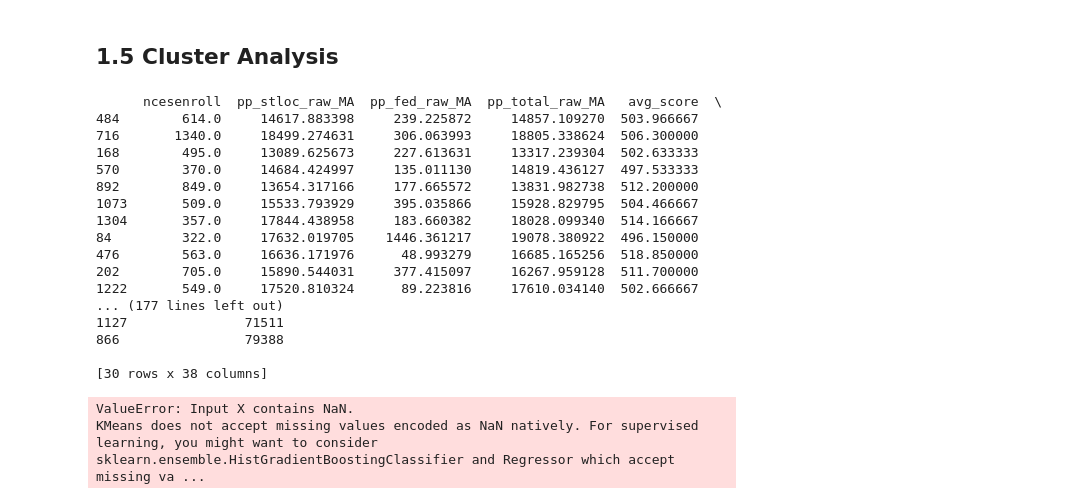
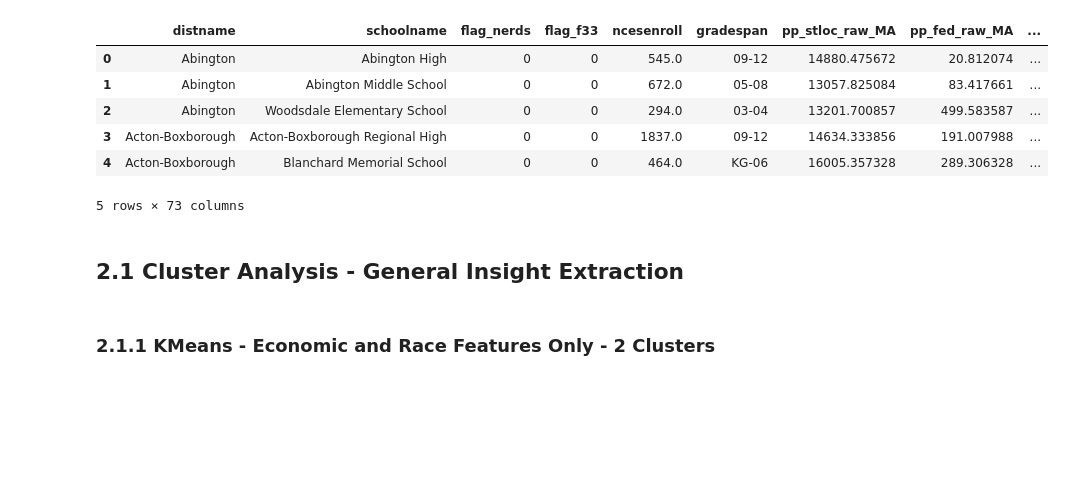
Before and after one commit to alexcraig043/qss-20-final-project, a Jupyter notebook: src/code/02_cluster_analysis.ipynb, the cells around one changed output. Cells and saved outputs as stored; diff of their text form; code cells hidden in the pictures; blank space fills up the shorter version.

Commit message:
more analysis

```diff
--- a/src/code/02_cluster_analysis.ipynb
+++ b/src/code/02_cluster_analysis.ipynb
@@ -1,51 +6,15 @@
+# %%
+master_df = pd.read_csv("../output/master_df.csv")
+master_df.head()
+# %% [output]
+|  | distname | schoolname | flag_nerds | flag_f33 | ncesenroll | gradespan | pp_stloc_raw_MA | pp_fed_raw_MA | ... |
+| 0 | Abington | Abington High | 0 | 0 | 545.0 | 09-12 | 14880.475672 | 20.812074 | ... |
+| 1 | Abington | Abington Middle School | 0 | 0 | 672.0 | 05-08 | 13057.825084 | 83.417661 | ... |
+| 2 | Abington | Woodsdale Elementary School | 0 | 0 | 294.0 | 03-04 | 13201.700857 | 499.583587 | ... |
+| 3 | Acton-Boxborough | Acton-Boxborough Regional High | 0 | 0 | 1837.0 | 09-12 | 14634.333856 | 191.007988 | ... |
+| 4 | Acton-Boxborough | Blanchard Memorial School | 0 | 0 | 464.0 | KG-06 | 16005.357328 | 289.306328 | ... |
+5 rows × 73 columns
 # %% [markdown]
-## 1.5 Cluster Analysis
+## 2.1 Cluster Analysis - General Insight Extraction
-# %%
-from sklearn.cluster import KMeans
-import numpy as np
-
-# Define the list of columns to drop
-cols_to_drop = ['schoolstloc_raw_MA', 'schoolfed_raw_MA', 'schooltot_raw_MA', 'distname', 'schoolname', 'flag_nerds', 'flag_f33', 'gradespan', 'distname_lower', 'schoolname_lower', 'School Name', 'School Code', 'ELA_elem', 'MATH_elem', 'SCI', 'avg_score_elem', 'ELA_hs', 'MATH_hs', 'avg_score_hs', '# in Cohort', '% Graduated', '% Still in School', '% Non-Grad Completers', '% H.S. Equiv.', '% Dropped Out', '% Permanently Excluded', 'Low Income #', 'Low Income %', 'Free Lunch #', 'Free Lunch %', 'Reduced Lunch #', 'Reduced Lunch %', 'nan_flag', 'District Name', 'District Code', 'Salary Totals', 'Average Salary', 'FTE Count_teacher_salary']
-
-# Drop the columns from the dataframe
-df_selected = master_df.drop(cols_to_drop, axis=1)
-df_selected = df_selected.dropna()
-print(df_selected.sample(30))
-
-# standardize the data
-df_standardized = (df_selected - df_selected.mean()) / df_selected.std()
-
-# fit the k-means algorithm on the standardized data
-kmeans = KMeans(n_clusters=3, random_state=0).fit(df_standardized)
-
-# get the cluster labels for each school
-cluster_labels = kmeans.labels_
-
-# add the cluster labels as a new column to the original dataframe
-df_selected['cluster'] = cluster_labels
-
-# calculate the mean values of each feature for each cluster
-cluster_means = df_selected.groupby('cluster').mean()
-
-# print the cluster means
-print(df_selected)
-# %% [output]
-      ncesenroll  pp_stloc_raw_MA  pp_fed_raw_MA  pp_total_raw_MA   avg_score  \
-484        614.0     14617.883398     239.225872     14857.109270  503.966667
-716       1340.0     18499.274631     306.063993     18805.338624  506.300000
-168        495.0     13089.625673     227.613631     13317.239304  502.633333
-570        370.0     14684.424997     135.011130     14819.436127  497.533333
-892        849.0     13654.317166     177.665572     13831.982738  512.200000
-1073       509.0     15533.793929     395.035866     15928.829795  504.466667
-1304       357.0     17844.438958     183.660382     18028.099340  514.166667
-84         322.0     17632.019705    1446.361217     19078.380922  496.150000
-476        563.0     16636.171976      48.993279     16685.165256  518.850000
-202        705.0     15890.544031     377.415097     16267.959128  511.700000
-1222       549.0     17520.810324      89.223816     17610.034140  502.666667
-... (177 lines left out)
-1127               71511
-866                79388
-
-[30 rows x 38 columns]
-ValueError: Input X contains NaN.
-KMeans does not accept missing values encoded as NaN natively. For supervised learning, you might want to consider sklearn.ensemble.HistGradientBoostingClassifier and Regressor which accept missing va ...
+# %% [markdown]
+### 2.1.1 KMeans - Economic and Race Features Only - 2 Clusters
```
Also changed, not shown: parts of 30 cells of this notebook, 1 other file.
